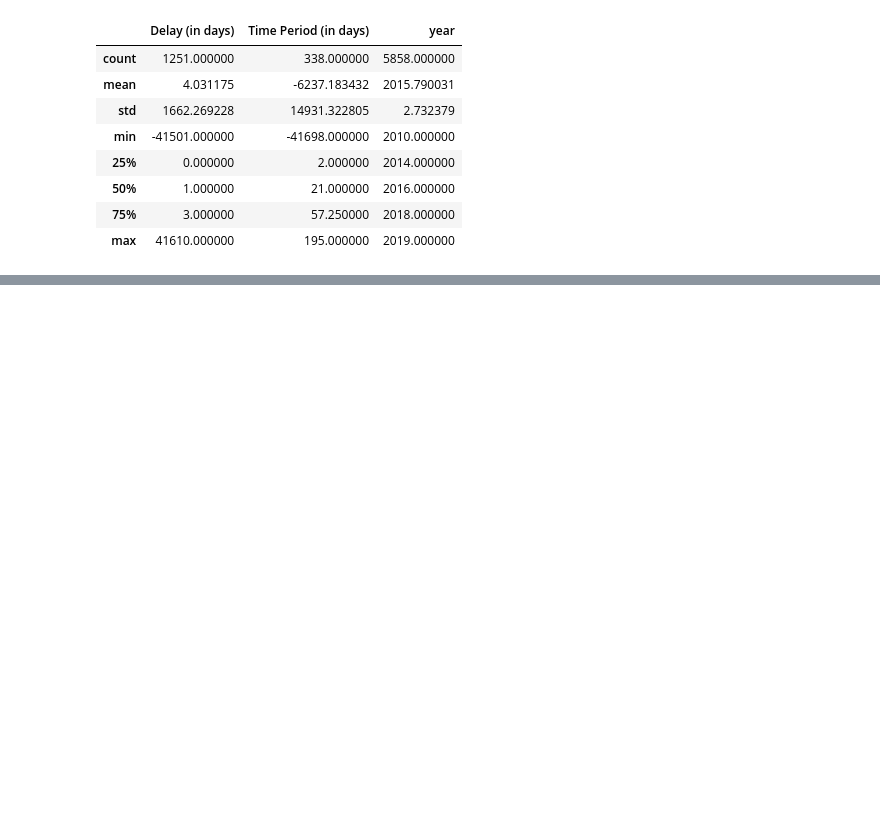
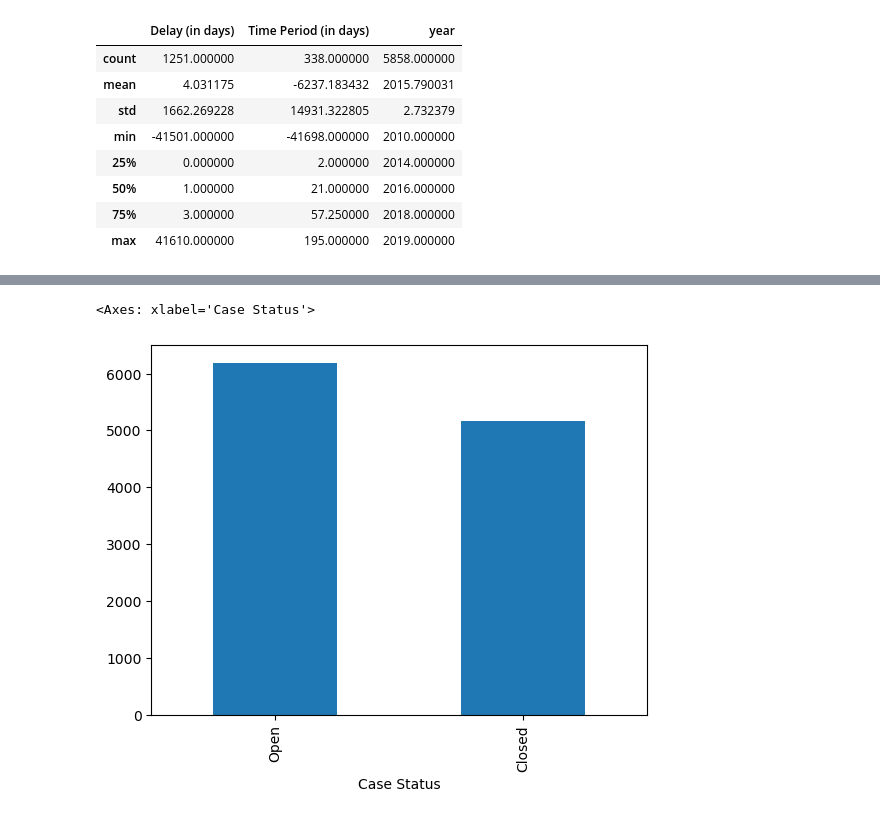
Before and after one commit to Dhanu37400/Data-cleaning-and-EDA, a Jupyter notebook: Cleaned_NewMergedNearMiss.ipynb, the cells around one changed output, grey strips where cells are left out. Saved outputs shown, nothing was run; the diff lists cells and outputs as text; code cells hidden in the pictures; blank space fills up the shorter version.

```diff
--- a/Cleaned_NewMergedNearMiss.ipynb
+++ b/Cleaned_NewMergedNearMiss.ipynb
@@ -96,0 +1149,7 @@ dtype: int64
+# %%
+data['Case Status'] = data['ClosingDate'].apply(lambda x: 'Closed' if pd.notnull(x) else 'Open')
+# %%
+data['Case Status'].value_counts().plot(kind='bar')
+# %% [output]
+<Axes: xlabel='Case Status'>
+[figure, added]
```
Also changed, not shown: parts of 193 cells of this notebook.
